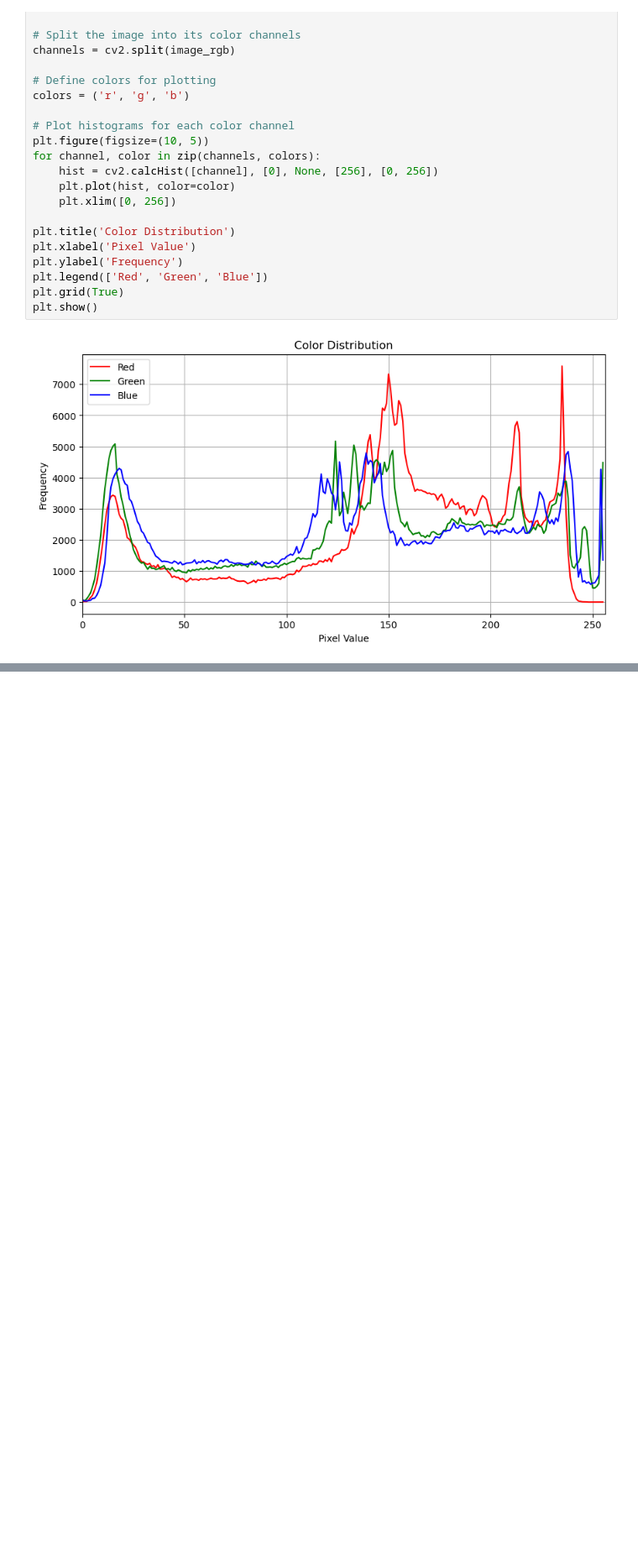
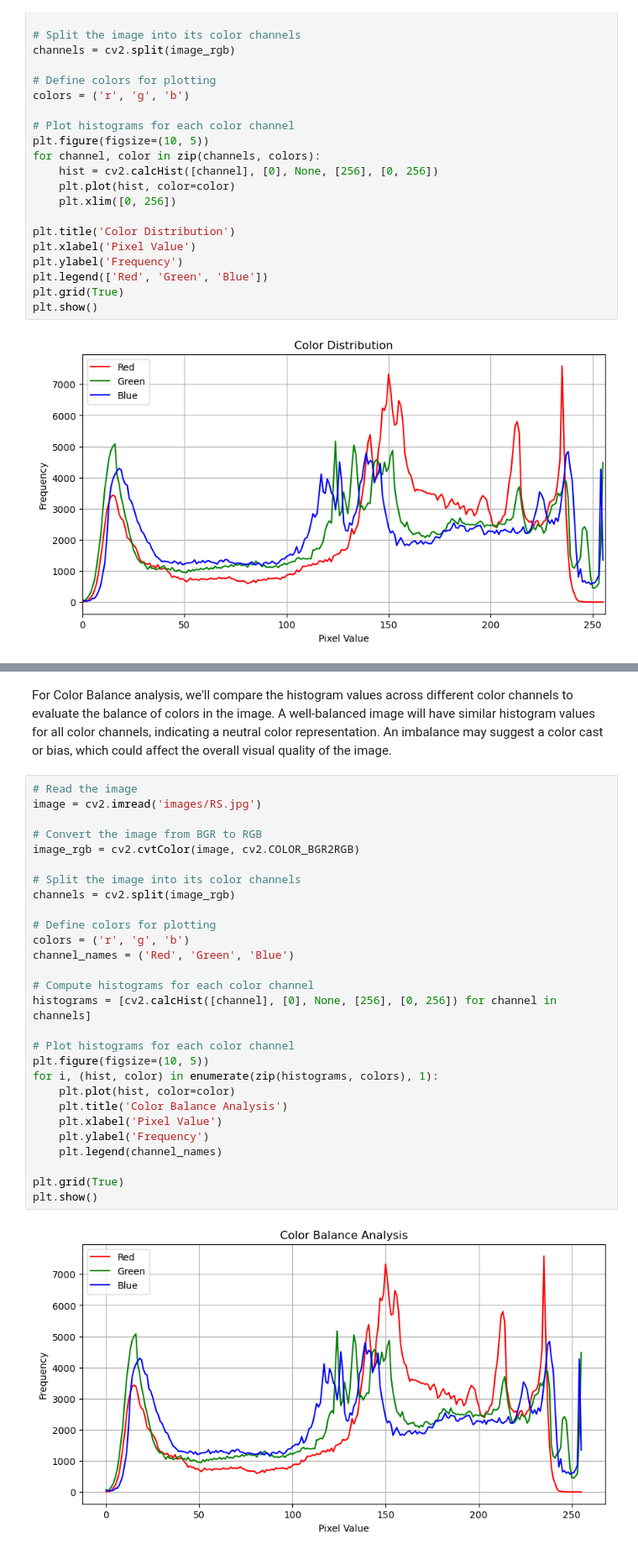
Before and after one commit to rafvrab/Experimenting_with_OpenCV, a Jupyter notebook: notebook.ipynb, the cells around one changed output, grey strips where cells are left out. Shown at 84% size. Cells and saved outputs as stored; diff of their text form; blank space fills up the shorter version.

```diff
--- a/notebook.ipynb
+++ b/notebook.ipynb
@@ -196,0 +318,32 @@ plt.show()
+# %% [markdown]
+For Color Balance analysis, we'll compare the histogram values across different color channels to evaluate the balance of colors in the image. A well-balanced image will have similar histogram values for all color channels, indicating a neutral color representation. An imbalance may suggest a color cast or bias, which could affect the overall visual quality of the image.
+# %%
+# Read the image
+image = cv2.imread('images/RS.jpg')
+
+# Convert the image from BGR to RGB
+image_rgb = cv2.cvtColor(image, cv2.COLOR_BGR2RGB)
+
+# Split the image into its color channels
+channels = cv2.split(image_rgb)
+
+# Define colors for plotting
+colors = ('r', 'g', 'b')
+channel_names = ('Red', 'Green', 'Blue')
+
+# Compute histograms for each color channel
+histograms = [cv2.calcHist([channel], [0], None, [256], [0, 256]) for channel in channels]
+
+# Plot histograms for each color channel
+plt.figure(figsize=(10, 5))
+for i, (hist, color) in enumerate(zip(histograms, colors), 1):
+    plt.plot(hist, color=color)
+    plt.title('Color Balance Analysis')
+    plt.xlabel('Pixel Value')
+    plt.ylabel('Frequency')
+    plt.legend(channel_names)
+
+plt.grid(True)
+plt.show()
+# %% [output]
+[figure, added]
```
Also changed, not shown: parts of 10 cells of this notebook.
